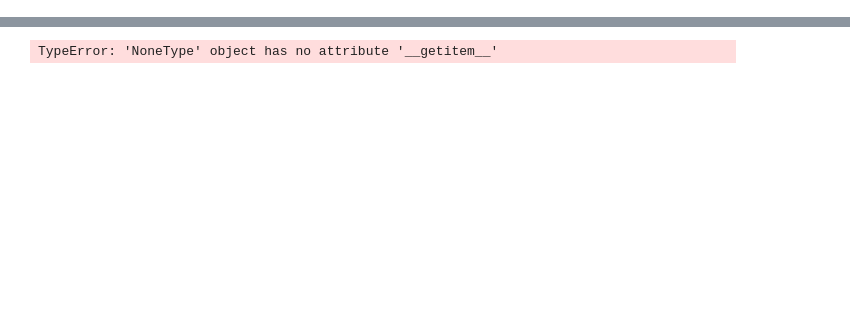
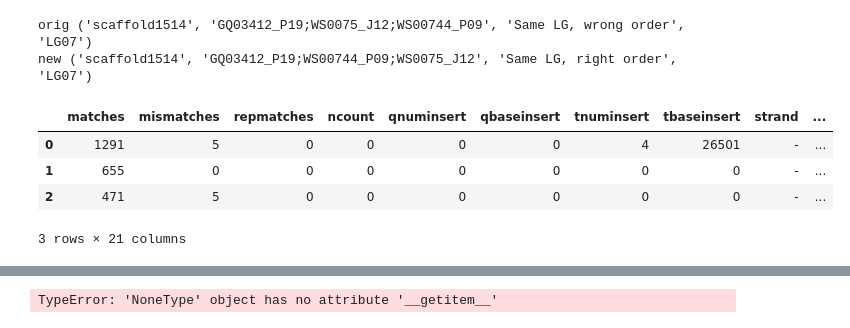
Before and after one commit to sahammond/gnavigator, a Jupyter notebook: gnavigator.ipynb, the cells around one changed output, grey strips where cells are left out. Cells and saved outputs as stored; diff of their text form; code cells hidden in the pictures; blank space fills up the shorter version.

Commit message:
handle GM features with same cM

```diff
--- a/gnavigator.ipynb
+++ b/gnavigator.ipynb
@@ -181,3 +220,22 @@ checkU = True
+# %%
+#print uMap
+uMap2 = uMap[uMap.qname.isin(['WS00744_P09','WS0075_J12'])]
+uMap2.at[2,'tstart'] = 599910
+#print uMap
+#print uMap2
+#print 'orig', check_LG(uMap2, mapDat)
+#print 'new', check_LG2(uMap2, mapDat)
+print 'orig', check_LG(uMap, mapDat)
+print 'new', check_LG2(uMap, mapDat)
+uMap
+# %% [output]
+orig ('scaffold1514', 'GQ03412_P19;WS0075_J12;WS00744_P09', 'Same LG, wrong order', 'LG07')
+new ('scaffold1514', 'GQ03412_P19;WS00744_P09;WS0075_J12', 'Same LG, right order', 'LG07')
+|  | matches | mismatches | repmatches | ncount | qnuminsert | qbaseinsert | tnuminsert | tbaseinsert | strand | ... |
+| 0 | 1291 | 5 | 0 | 0 | 0 | 0 | 4 | 26501 | - | ... |
+| 1 | 655 | 0 | 0 | 0 | 0 | 0 | 0 | 0 | - | ... |
+| 2 | 471 | 5 | 0 | 0 | 0 | 0 | 0 | 0 | - | ... |
+3 rows × 21 columns
 # %%
 def check_LG(query, genetic_map):
     """check if cDNAs are from the same LG"""
```
Also changed, not shown: parts of 3 cells of this notebook, 1 other file.
